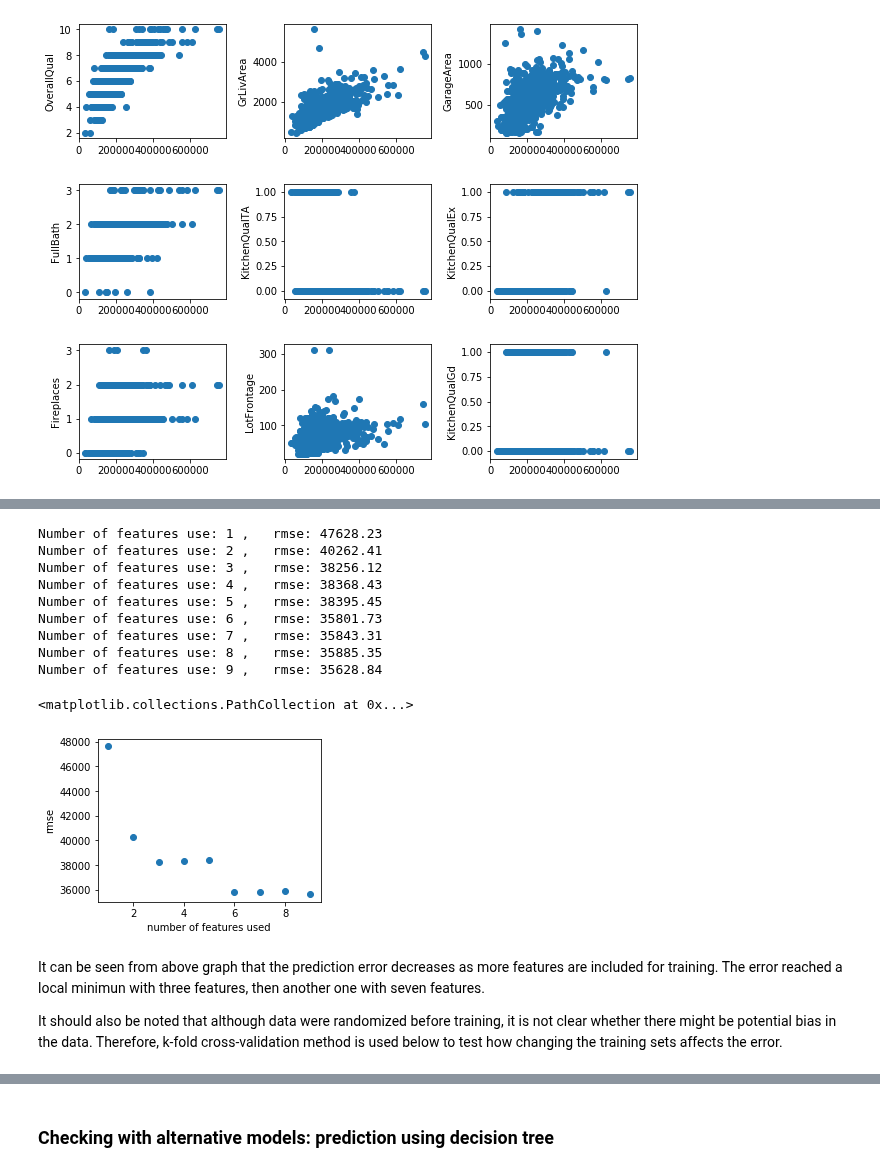
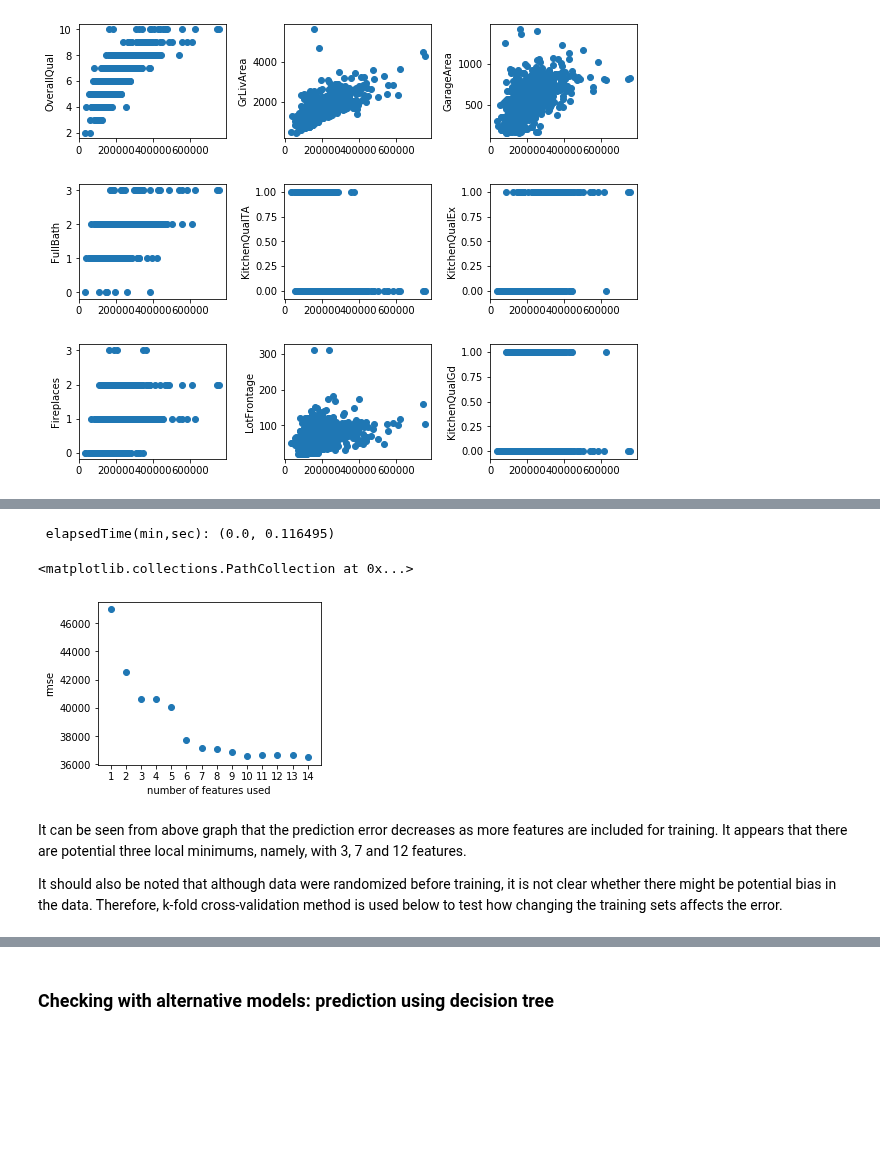
Before and after one commit to Xuehong-pdx/Machine_Learning_Side_Projects, a Jupyter notebook: housing price prediction.ipynb, the cells around one changed output, grey strips where cells are left out. Cells and saved outputs as stored; diff of their text form; code cells hidden in the pictures; blank space fills up the shorter version.

```diff
--- a/housing price prediction.ipynb
+++ b/housing price prediction.ipynb
@@ -493,48 +498,43 @@ Name: SalePrice, dtype: float64
 # %%
-# Use top nine features to train the model.  Features will be added sequentially with each iteration.
-features = ['OverallQual','GrLivArea','GarageArea','FullBath','KitchenQualTA','KitchenQualEx','Fireplaces','LotFrontage','KitchenQualGd']
-
 # Ranomize and split data to train and test data sets
 from sklearn.utils import shuffle
-
 df = shuffle(df)
 df.reset_index(inplace = True, drop = True)
 
-# Arbitrarily split data into train and test data sets based on 75:25 traian:test split.
+# Arbitrarily split data into train and test data sets based on 75:25 train:test split.
 sp = int(df.shape[0]*0.75)
 train = df[:sp]
 test = df[sp:]
 
+import datetime
+time1 = datetime.datetime.now()
+
+features = list(df.columns)[1:]
 rmses = {}
 for i in range(1,len(features)+1):
     t_col = features[0:i]
     rmse = train_and_test(train,t_col)
     rmse = round(rmse,2)
     rmses[i] = rmse
-    print('Number of features use:',i, ',  ', 'rmse:', rmse)
+time2 = datetime.datetime.now()
+elapsedTime = time2 - time1
+print('\n', 'elapsedTime(min,sec):', divmod(elapsedTime.total_seconds(), 60))
 
 # converting the rmses dictionary to a dataframe
 rms = pd.DataFrame(list(rmses.items()), columns = ['n_cols', 'rmse'])
 
 # plot the rmses verses the corresponsing number of features
 plt.figure(figsize =(4,3))
+plt.xticks(np.arange(1,15,1))
 plt.xlabel('number of features used')
 plt.ylabel('rmse')
 plt.scatter(x = rms['n_cols'], y = rms['rmse'])
 # %% [output]
-Number of features use: 1 ,   rmse: 47628.23
-Number of features use: 2 ,   rmse: 40262.41
-Number of features use: 3 ,   rmse: 38256.12
-Number of features use: 4 ,   rmse: 38368.43
-Number of features use: 5 ,   rmse: 38395.45
-Number of features use: 6 ,   rmse: 35801.73
-Number of features use: 7 ,   rmse: 35843.31
-Number of features use: 8 ,   rmse: 35885.35
-Number of features use: 9 ,   rmse: 35628.84
+ elapsedTime(min,sec): (0.0, 0.116495)
 <matplotlib.collections.PathCollection at 0x...>
-[figure, old version]
+[figure, new version]
 # %% [markdown]
-It can be seen from above graph that the prediction error decreases as more features are included for training.  The error reached a local minimun with three features, then another one with seven features.
+It can be seen from above graph that the prediction error decreases as more features are included for training.  It appears that there are potential three local minimums, namely, with 3, 7 and 12 features.
 
 It should also be noted that although data were randomized before training, it is not clear whether there might be potential bias in the data.  Therefore, k-fold cross-validation method is used below to test how changing the training sets affects the error.
 # %%
```
Also changed, not shown: parts of 53 cells of this notebook.
